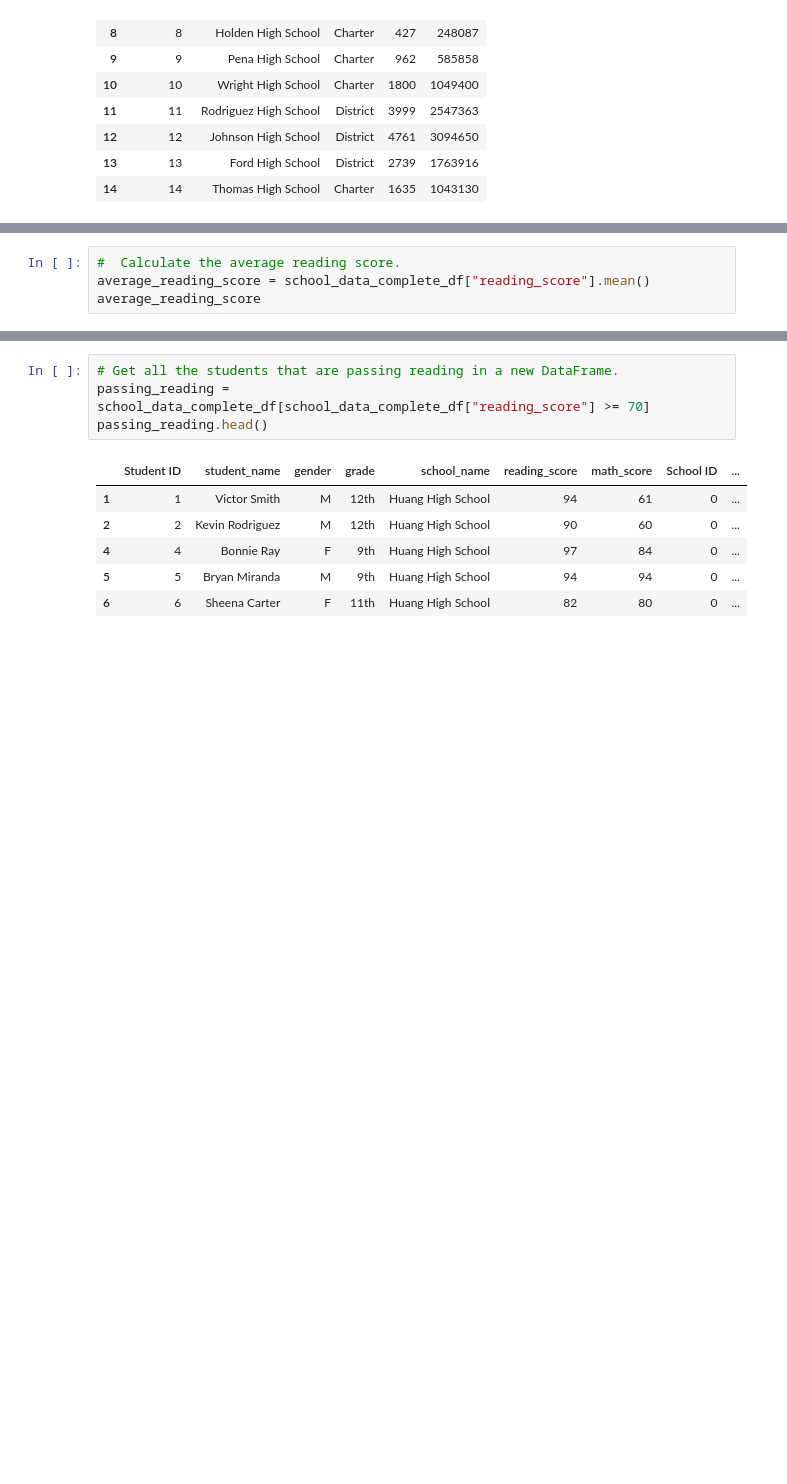
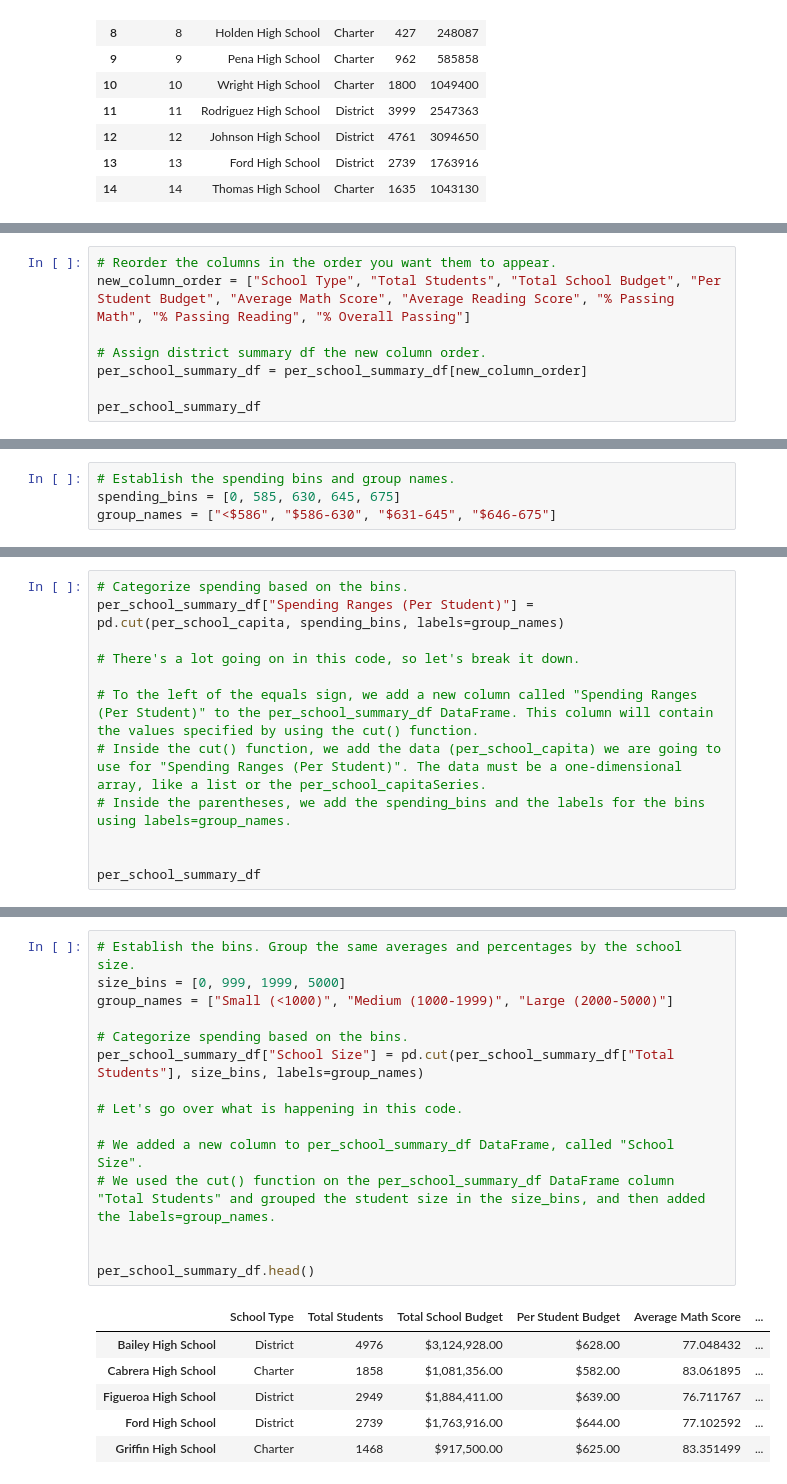
Before and after one commit to ehawkins0631/School_District_Analysis, a Jupyter notebook: PyCitySchools.ipynb, the cells around one changed output, grey strips where cells are left out. Cells and saved outputs as stored; diff of their text form; blank space fills up the shorter version.

```diff
--- a/PyCitySchools.ipynb
+++ b/PyCitySchools.ipynb
@@ -50,0 +496,8 @@ school_data_complete_df.head()
+# %%
+# Reorder the columns in the order you want them to appear.
+new_column_order = ["School Type", "Total Students", "Total School Budget", "Per Student Budget", "Average Math Score", "Average Reading Score", "% Passing Math", "% Passing Reading", "% Overall Passing"]
+
+# Assign district summary df the new column order.
+per_school_summary_df = per_school_summary_df[new_column_order]
+
+per_school_summary_df
@@ -68,4 +738,4 @@ total_budget
 # %%
-#  Calculate the average reading score.
-average_reading_score = school_data_complete_df["reading_score"].mean()
-average_reading_score
+# Establish the spending bins and group names.
+spending_bins = [0, 585, 630, 645, 675]
+group_names = ["<$586", "$586-630", "$631-645", "$646-675"]
@@ -79,0 +742,12 @@ average_math_score
+# %%
+# Categorize spending based on the bins.
+per_school_summary_df["Spending Ranges (Per Student)"] = pd.cut(per_school_capita, spending_bins, labels=group_names)
+
+# There's a lot going on in this code, so let's break it down.
+
+# To the left of the equals sign, we add a new column called "Spending Ranges (Per Student)" to the per_school_summary_df DataFrame. This column will contain the values specified by using the cut() function.
+# Inside the cut() function, we add the data (per_school_capita) we are going to use for "Spending Ranges (Per Student)". The data must be a one-dimensional array, like a list or the per_school_capitaSeries.
+# Inside the parentheses, we add the spending_bins and the labels for the bins using labels=group_names.
+
+
+per_school_summary_df
@@ -95,12 +830,23 @@ passing_math.head()
 # %%
-# Get all the students that are passing reading in a new DataFrame.
-passing_reading = school_data_complete_df[school_data_complete_df["reading_score"] >= 70]
-passing_reading.head()
+# Establish the bins. Group the same averages and percentages by the school size.
+size_bins = [0, 999, 1999, 5000]
+group_names = ["Small (<1000)", "Medium (1000-1999)", "Large (2000-5000)"]
+
+# Categorize spending based on the bins.
+per_school_summary_df["School Size"] = pd.cut(per_school_summary_df["Total Students"], size_bins, labels=group_names)
+
+# Let's go over what is happening in this code.
+
+# We added a new column to per_school_summary_df DataFrame, called "School Size".
+# We used the cut() function on the per_school_summary_df DataFrame column "Total Students" and grouped the student size in the size_bins, and then added the labels=group_names.
+
+
+per_school_summary_df.head()
 # %% [output]
-|  | Student ID | student_name | gender | grade | school_name | reading_score | math_score | School ID | ... |
-| 1 | 1 | Victor Smith | M | 12th | Huang High School | 94 | 61 | 0 | ... |
-| 2 | 2 | Kevin Rodriguez | M | 12th | Huang High School | 90 | 60 | 0 | ... |
-| 4 | 4 | Bonnie Ray | F | 9th | Huang High School | 97 | 84 | 0 | ... |
-| 5 | 5 | Bryan Miranda | M | 9th | Huang High School | 94 | 94 | 0 | ... |
-| 6 | 6 | Sheena Carter | F | 11th | Huang High School | 82 | 80 | 0 | ... |
+|  | School Type | Total Students | Total School Budget | Per Student Budget | Average Math Score | ... |
+| Bailey High School | District | 4976 | $3,124,928.00 | $628.00 | 77.048432 | ... |
+| Cabrera High School | Charter | 1858 | $1,081,356.00 | $582.00 | 83.061895 | ... |
+| Figueroa High School | District | 2949 | $1,884,411.00 | $639.00 | 76.711767 | ... |
+| Ford High School | District | 2739 | $1,763,916.00 | $644.00 | 77.102592 | ... |
+| Griffin High School | Charter | 1468 | $917,500.00 | $625.00 | 83.351499 | ... |
 # %%
```
Also changed, not shown: parts of 48 cells of this notebook, 2 other files.
